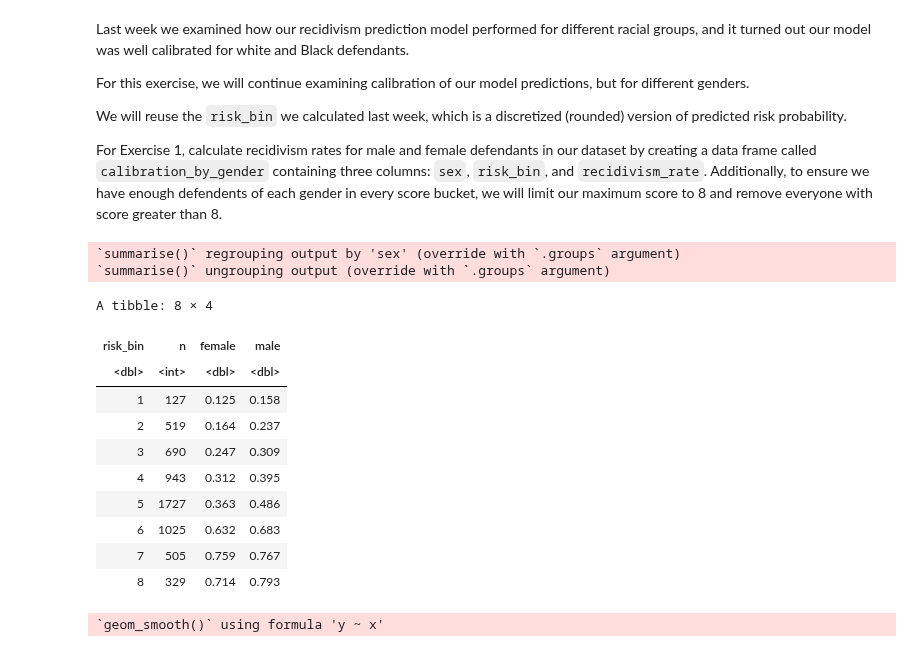
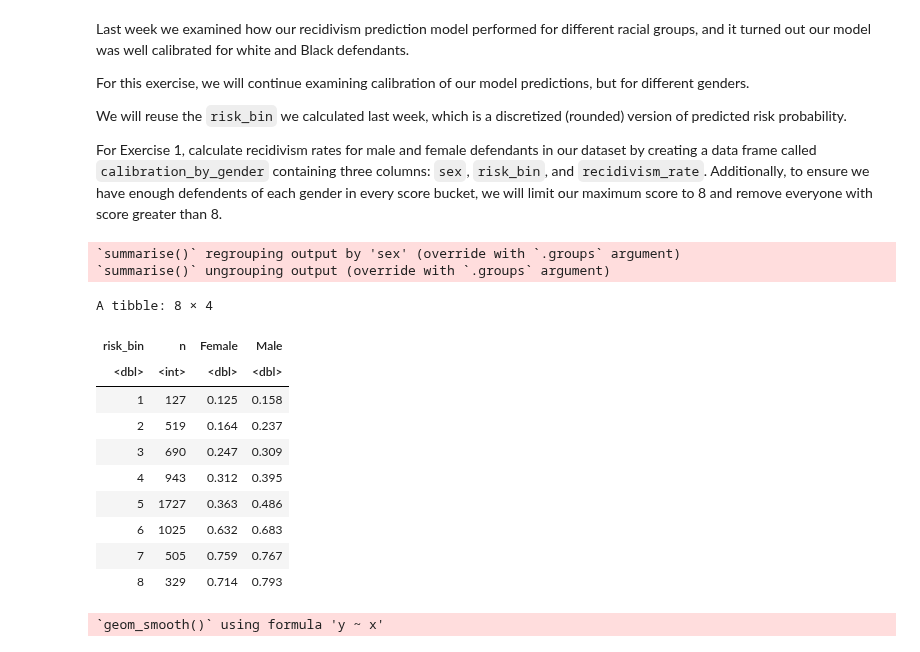
Before and after one commit to stanford-policylab/law-order-algo-2021, a Jupyter notebook: labs/lab-9-fairness_2-answers.ipynb, the cells around one changed output. Drawn from its saved outputs; the diff is of its cells as text; code cells hidden in the pictures.

```diff
--- a/labs/lab-9-fairness_2-answers.ipynb
+++ b/labs/lab-9-fairness_2-answers.ipynb
@@ -77,32 +77,32 @@ Additionally, to ensure we have enough defendents of each gender in every score
 # %%
 # Calculate discretized risk score
 # group people with risk score equal or gretaer than 8
 
 calibration_by_gender <- compas_df %>%
 # WRITE CODE HERE
 # START solution
     filter(risk_bin <= 8) %>%
     group_by(sex, risk_bin) %>%
     summarize(
         recidivism_rate = mean(is_recid),
         n = n()
     )
 # END solution
 
 # Put the recidivism rates of different races side by side
 calibration_by_gender %>%
     spread(sex, recidivism_rate) %>%
     group_by(risk_bin) %>%
     summarize(
         n = sum(n),
-        female = first(na.omit(Female)),
-        male = first(na.omit(Male))
+        Female = first(na.omit(Female)),
+        Male = first(na.omit(Male))
     )
 # %% [output]
 `summarise()` regrouping output by 'sex' (override with `.groups` argument)
 `summarise()` ungrouping output (override with `.groups` argument)
 A tibble: 8 × 4
-| risk_bin | n | female | male |
+| risk_bin | n | Female | Male |
 | <dbl> | <int> | <dbl> | <dbl> |
 | 1 | 127 | 0.125 | 0.158 |
 | 2 | 519 | 0.164 | 0.237 |
```
Also changed, not shown: 1 other file.
